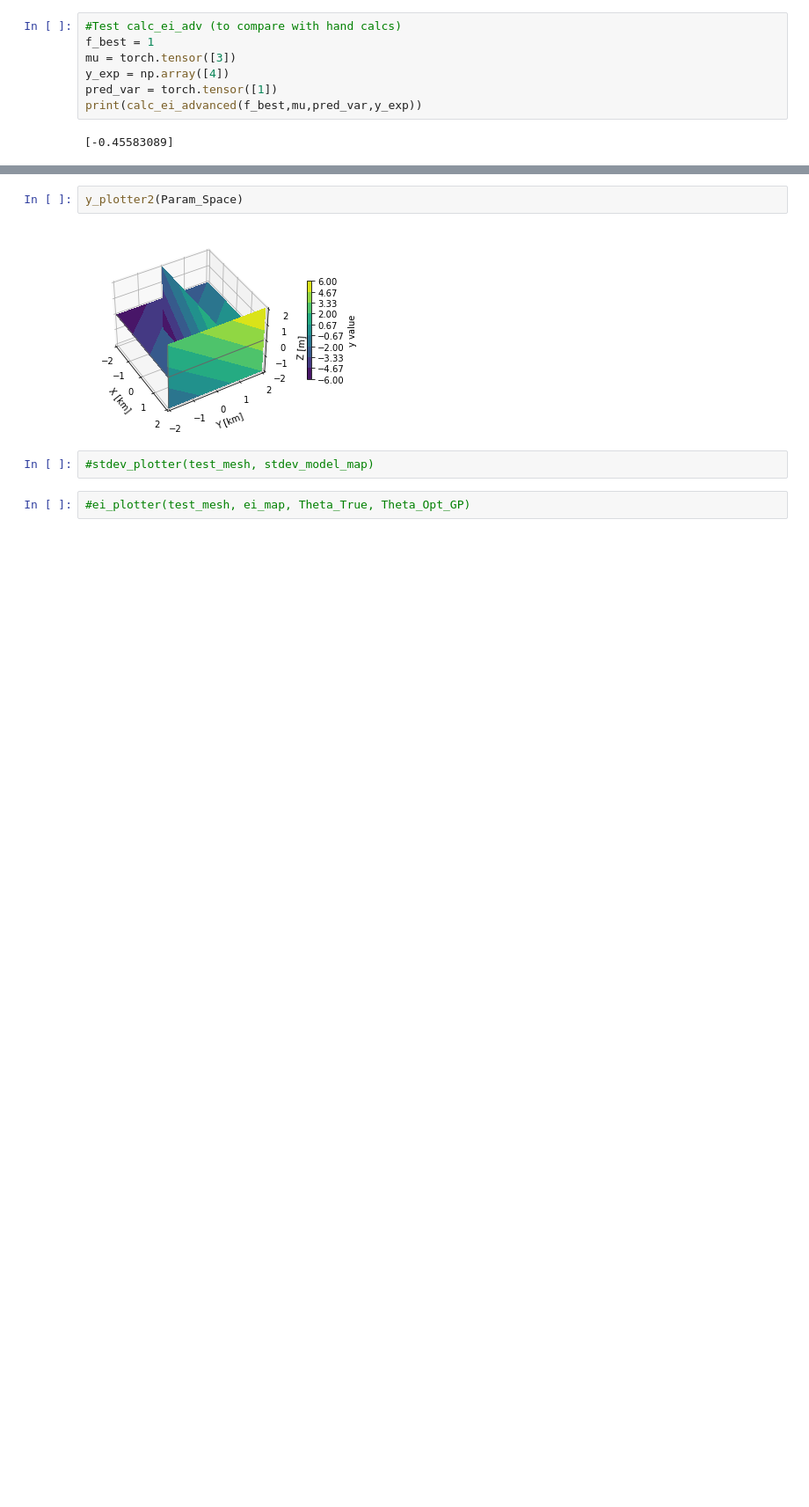
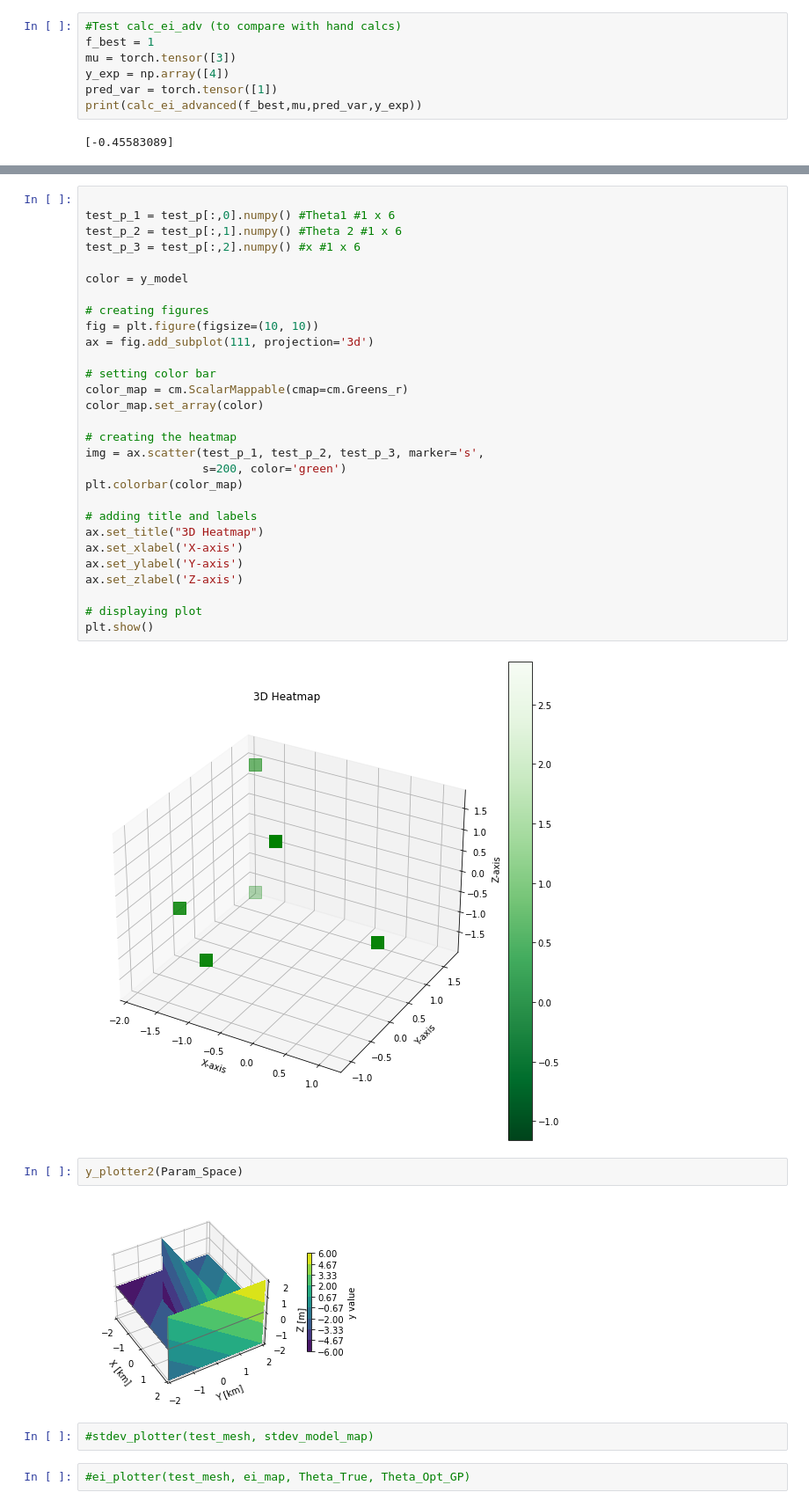
Before and after one commit to dowlinglab/GPBO_Emulators, a Jupyter notebook: Toy_Problem_GP.ipynb, the cells around one changed output, grey strips where cells are left out. Shown at 88% size. Cells and saved outputs as stored; diff of their text form; blank space fills up the shorter version.

Commit message:
Tested graphing methods

```diff
--- a/Toy_Problem_GP.ipynb
+++ b/Toy_Problem_GP.ipynb
@@ -245,3 +254,34 @@ Param_Space = np.meshgrid(p1_range, p2_range, p3_range)
+# %%
+
+test_p_1 = test_p[:,0].numpy() #Theta1 #1 x 6
+test_p_2 = test_p[:,1].numpy() #Theta 2 #1 x 6
+test_p_3 = test_p[:,2].numpy() #x #1 x 6
+
+color = y_model
+
+# creating figures
+fig = plt.figure(figsize=(10, 10))
+ax = fig.add_subplot(111, projection='3d')
+
+# setting color bar
+color_map = cm.ScalarMappable(cmap=cm.Greens_r)
+color_map.set_array(color)
+
+# creating the heatmap
+img = ax.scatter(test_p_1, test_p_2, test_p_3, marker='s',
+                 s=200, color='green')
+plt.colorbar(color_map)
+
+# adding title and labels
+ax.set_title("3D Heatmap")
+ax.set_xlabel('X-axis')
+ax.set_ylabel('Y-axis')
+ax.set_zlabel('Z-axis')
+
+# displaying plot
+plt.show()
+# %% [output]
+[figure, added]
 # %%
 y_plotter2(Param_Space)
 # %% [output]
```
Also changed, not shown: parts of 3 cells of this notebook.
